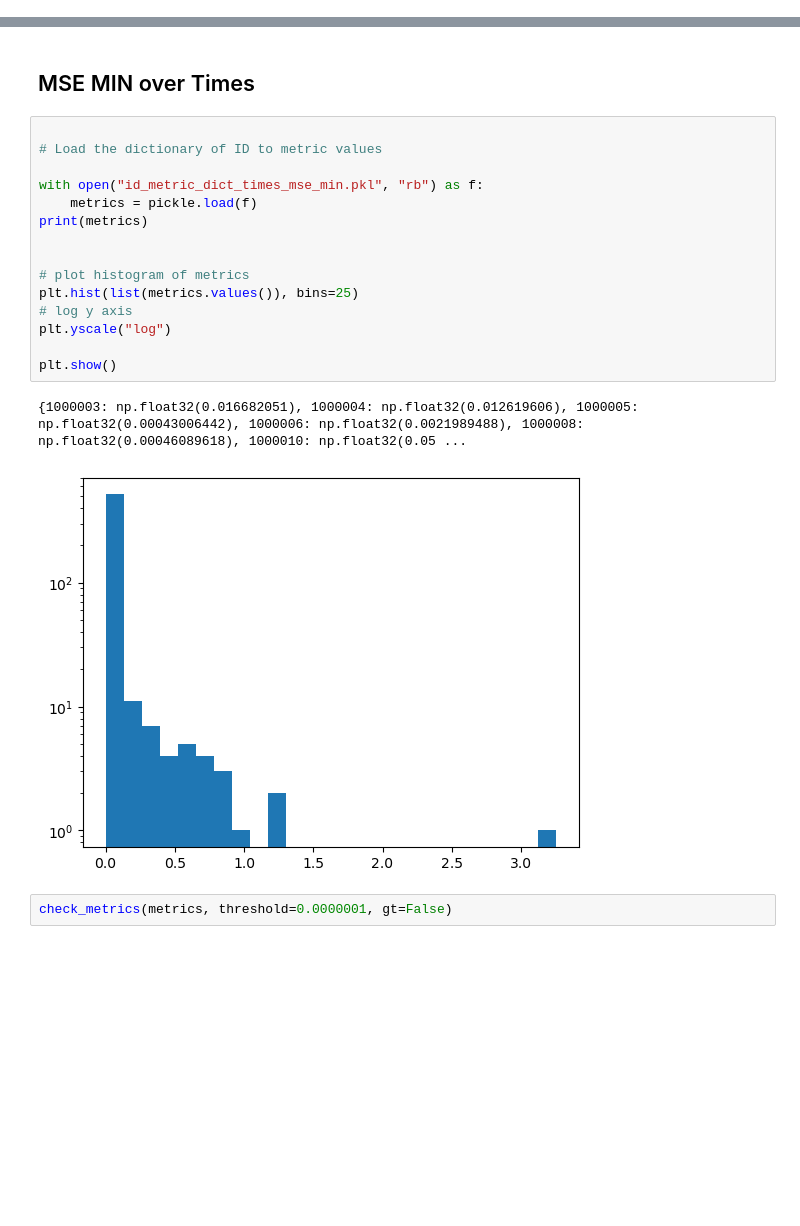
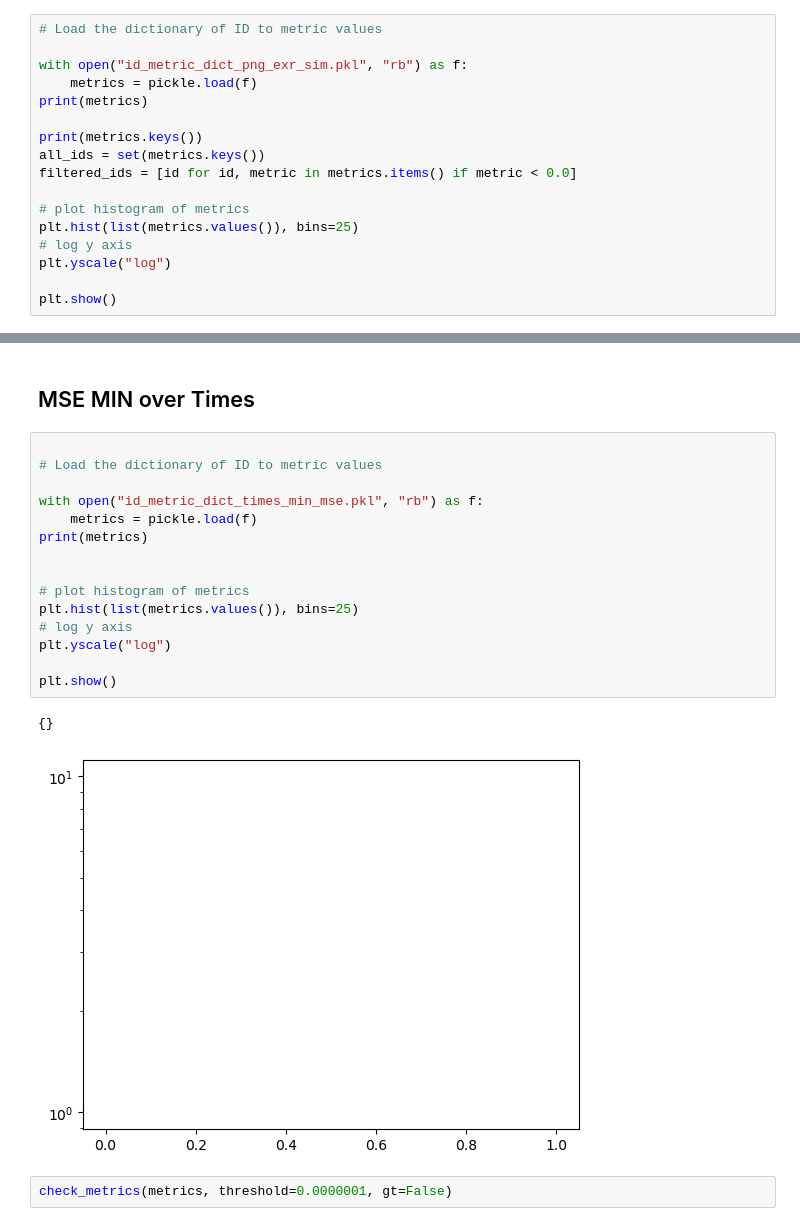
Before and after one commit to LiaNimmermann/RDR2Dataset-Code, a Jupyter notebook: Statistics/filter_plotter.ipynb, the cells around one changed output, grey strips where cells are left out. Cells and saved outputs as stored; diff of their text form; blank space fills up the shorter version.

```diff
--- a/Statistics/filter_plotter.ipynb
+++ b/Statistics/filter_plotter.ipynb
@@ -42,0 +45,17 @@ save_exr_images_to_png(ids_to_save, path_for_inspection)
+# %%
+# Load the dictionary of ID to metric values
+
+with open("id_metric_dict_png_exr_sim.pkl", "rb") as f:
+    metrics = pickle.load(f)
+print(metrics)
+
+print(metrics.keys())
+all_ids = set(metrics.keys())
+filtered_ids = [id for id, metric in metrics.items() if metric < 0.0]
+
+# plot histogram of metrics
+plt.hist(list(metrics.values()), bins=25)
+# log y axis
+plt.yscale("log")
+
+plt.show()
@@ -176,21 +227,21 @@ Wrong Times example 1000812: 0.029387131
 # %%
 
 # Load the dictionary of ID to metric values
 
-with open("id_metric_dict_times_mse_min.pkl", "rb") as f:
+with open("id_metric_dict_times_min_mse.pkl", "rb") as f:
     metrics = pickle.load(f)
 print(metrics)
 
 
 # plot histogram of metrics
 plt.hist(list(metrics.values()), bins=25)
 # log y axis
 plt.yscale("log")
 
 plt.show()
 # %% [output]
-{1000003: np.float32(0.016682051), 1000004: np.float32(0.012619606), 1000005: np.float32(0.00043006442), 1000006: np.float32(0.0021989488), 1000008: np.float32(0.00046089618), 1000010: np.float32(0.05 ...
+{}
-[figure, old version]
+[figure, new version]
 # %%
 check_metrics(metrics, threshold=0.0000001, gt=False)
 # %% [output]
```
Also changed, not shown: parts of 4 cells of this notebook, 4 other files.
